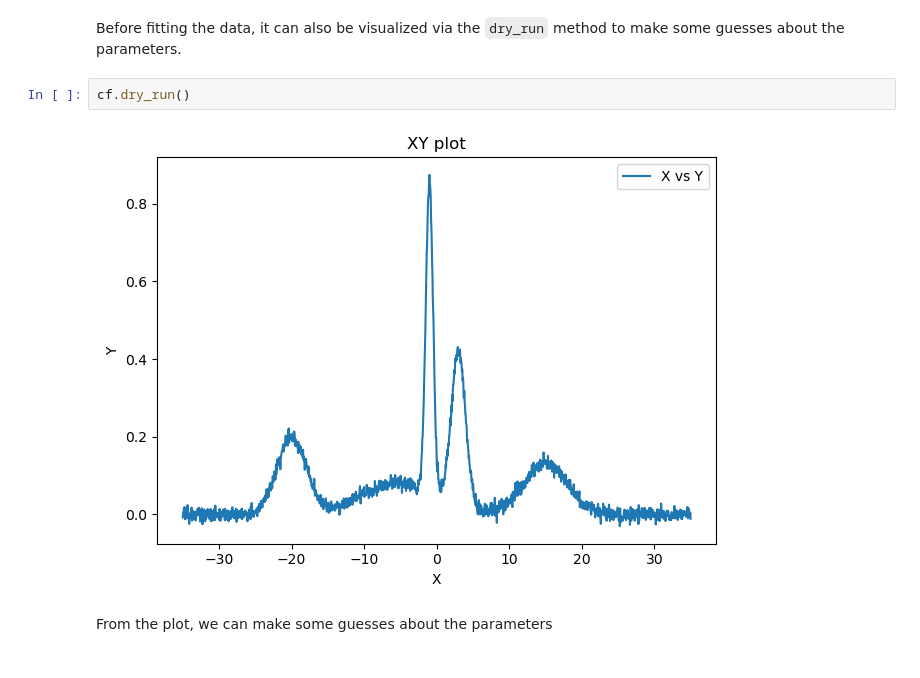
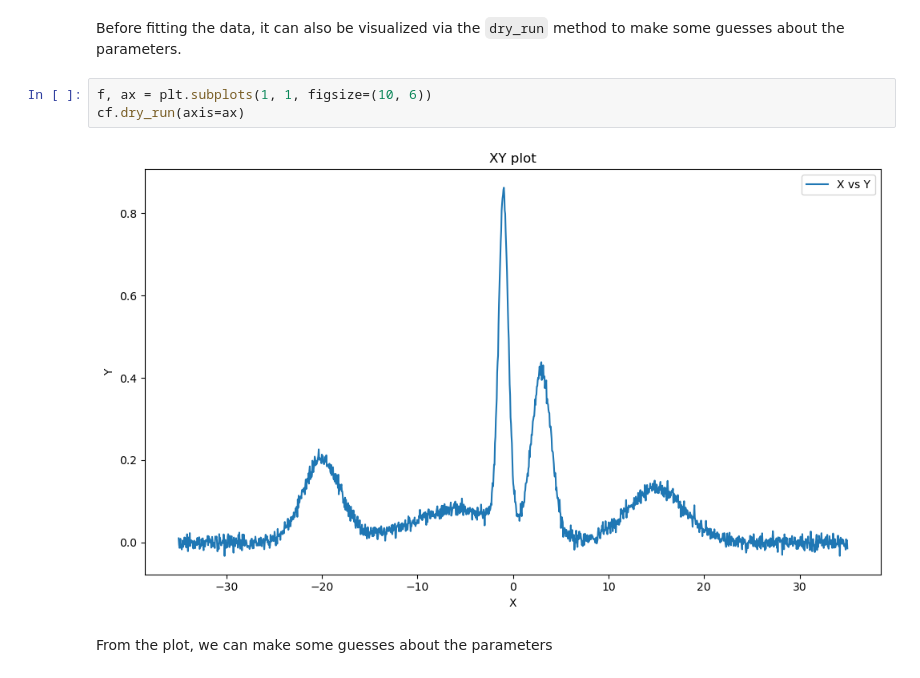
Before and after one commit to syedalimohsinbukhari/pyMultiFit, a Jupyter notebook: tutorials/003__fitter_module.ipynb, the cells around one changed output. Cells and saved outputs as stored; diff of their text form.

```diff
--- a/tutorials/003__fitter_module.ipynb
+++ b/tutorials/003__fitter_module.ipynb
@@ -106,9 +106,10 @@ cf = CustomFitter(x_vals, y_gaussian)
 # %% [markdown]
 Before fitting the data, it can also be visualized via the `dry_run` method to make some guesses about the parameters.
 # %%
-cf.dry_run()
+f, ax = plt.subplots(1, 1, figsize=(10, 6))
+cf.dry_run(axis=ax)
 # %% [output]
-[figure, old version]
+[figure, new version]
 # %% [markdown]
 From the plot, we can make some guesses about the parameters
 # %%
```
Also changed, not shown: parts of 2 cells of this notebook, 11 other files.
